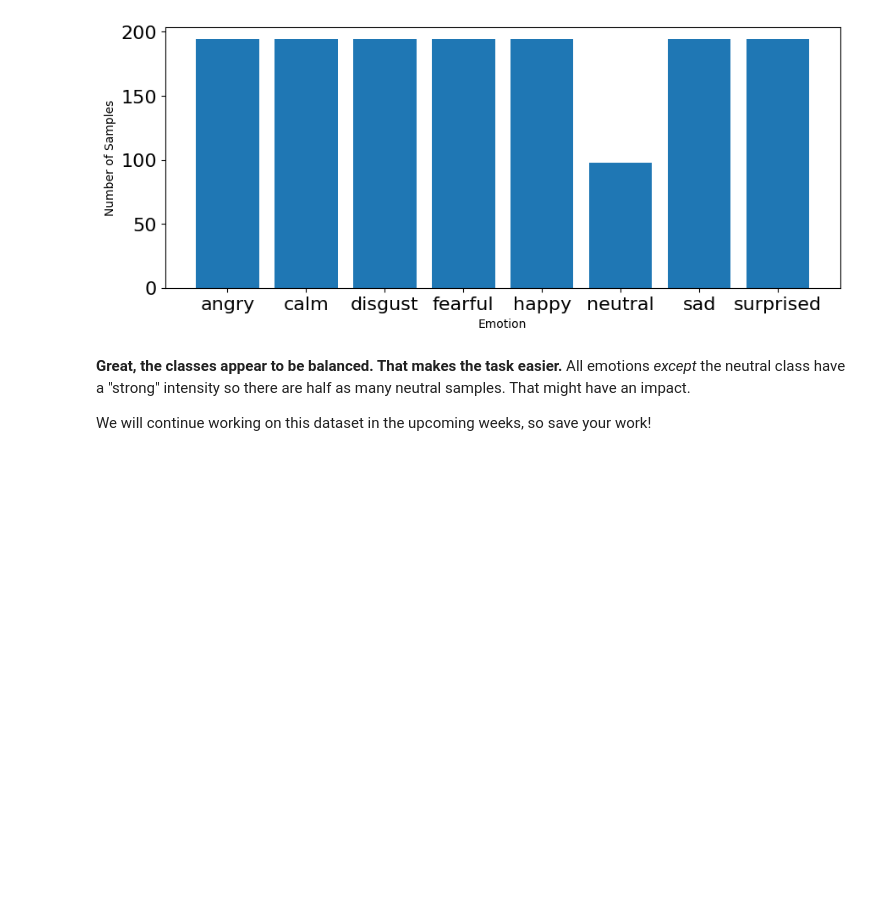
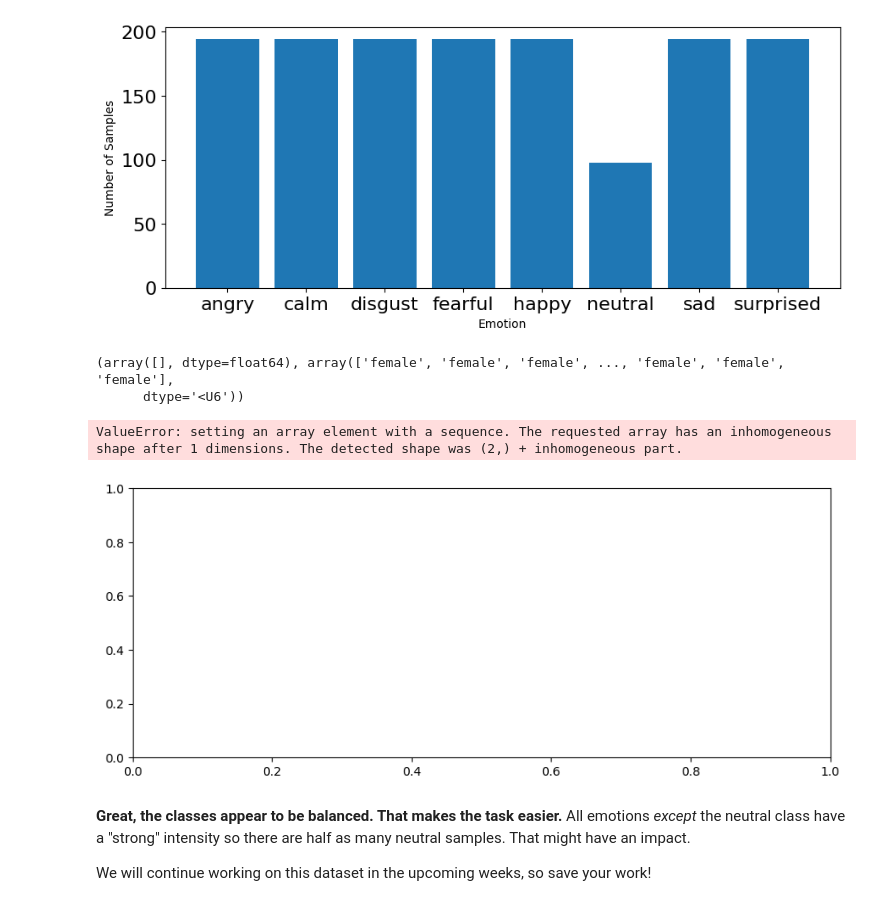
Before and after one commit to Stephy-Wong/Week2_DataPreprocessing, a Jupyter notebook: Week 2.ipynb, the cells around one changed output. Drawn from its saved outputs; the diff is of its cells as text; code cells hidden in the pictures; blank space fills up the shorter version.

```diff
--- a/Week 2.ipynb
+++ b/Week 2.ipynb
@@ -675,6 +685,33 @@ def load_data():
         print('\r' + f' Processed {count}/{1456} audio samples',end=' ')
     # Return arrays to plug into sklearn's cross-validation algorithms
     return np.array(X), np.array(y)
+# %%
+import os, glob
+
+def load_gender_data():
+    x,y=[],[]
+    count = 0
+    for file in glob.glob("Desktop/IAT 360/Week 2/Datasets/Audio Data/Audio_Speech_Actors_01-26/Actor_*/*.wav"):
+        file_name=os.path.basename(file)
+        gender = file_name.split("-")[6]
+        # gender = genders_dict[gender.split(".wav")[0]]
+        gender = gender.split(".wav")[0]
+        gender = int(gender)
+
+        if gender % 2 == 0:
+          gender = genders_dict["02"]
+        else:
+          gender = genders_dict["01"]
+
+        #features = get_features(file)
+        #X.append(features)
+        y.append(gender)
+        count += 1
+        # '\r' + end='' results in printing over same line
+        print('\r' + f' Processed {count}/{1456} audio samples',end=' ')
+        # print(gender)
+    # Return arrays to plug into sklearn's cross-validation algorithms
+    return np.array(x), np.array(y)
 # %% [markdown]
 We will not compute the feature matrix this week, but we will read the emotion labels for the entire dataset.
 We will explain why the X and Y elements are important in the upcoming weeks.
@@ -684,0 +723,3 @@ features, emotions = load_data()
+# %%
+genders = load_gender_data()
+print(genders)
@@ -698,6 +742,26 @@ plt.ylabel('Number of Samples')
 plt.show()
 # %% [output]
 [figure]
+# %%
+print (genders)
+# %% [output]
+(array([], dtype=float64), array(['female', 'female', 'female', ..., 'female', 'female', 'female'],
+      dtype='<U6'))
+# %%
+# plot gender
+plt.figure(figsize=(35,4))
+plt.subplot(1,3,1)
+#np.unique returns ordered list of unique elements and count of each element
+gender_list, gender_count = np.unique(genders, return_counts=True)
+# plt.bar(x=range(2), height=gender_count)
+# plt.xticks(ticks=range(2), labels = [gender for gender in gender_list],fontsize=10)
+# plt.xlabel('Gender')
+# plt.tick_params(labelsize=16)
+# plt.ylabel('Number of Samples')
+# plt.show()
+# %% [output]
+ValueError: setting an array element with a sequence. The requested array has an inhomogeneous shape after 1 dimensions. The detected shape was (2,) + inhomogeneous part.
+[figure, added]
 # %% [markdown]
 **Great, the classes appear to be balanced. That makes the task easier.** All emotions _except_ the neutral class have a "strong" intensity so there are half as many neutral samples. That might have an impact.
 
```
Also changed, not shown: parts of 4 cells of this notebook.
